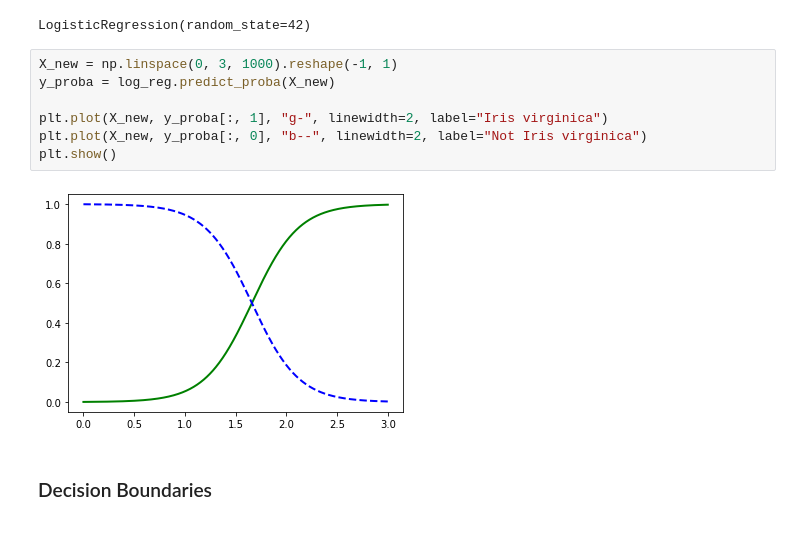
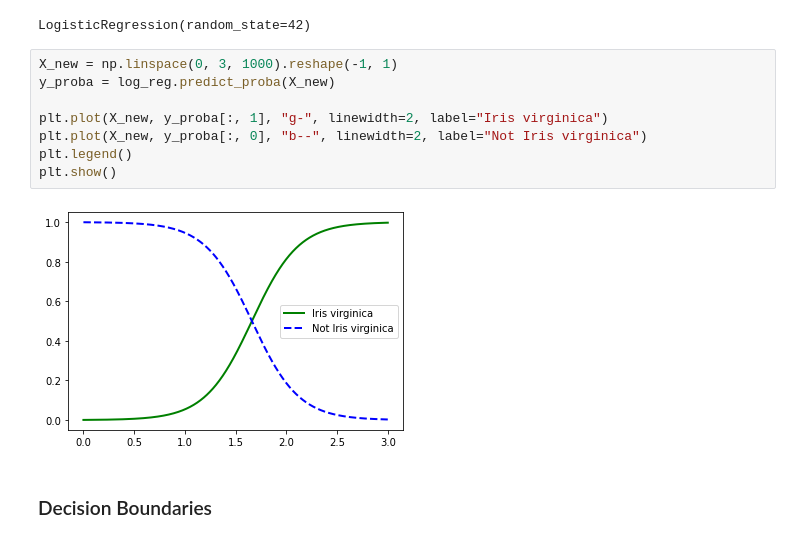
Before and after one commit to AntonioArtur/HOML, a Jupyter notebook: Chapter 4/Chapter 4.ipynb, the cells around one changed output. Saved outputs shown, nothing was run; the diff lists cells and outputs as text.

```diff
--- a/Chapter 4/Chapter 4.ipynb
+++ b/Chapter 4/Chapter 4.ipynb
@@ -565,12 +569,13 @@ LogisticRegression(random_state=42)
 # %%
 X_new = np.linspace(0, 3, 1000).reshape(-1, 1)
 y_proba = log_reg.predict_proba(X_new)
 
 plt.plot(X_new, y_proba[:, 1], "g-", linewidth=2, label="Iris virginica")
 plt.plot(X_new, y_proba[:, 0], "b--", linewidth=2, label="Not Iris virginica")
+plt.legend()
 plt.show()
 # %% [output]
-[figure, old version]
+[figure, new version]
 # %% [markdown]
 ### Decision Boundaries
 # %% [markdown]
```
Also changed, not shown: parts of 12 cells of this notebook, 17 other files.
